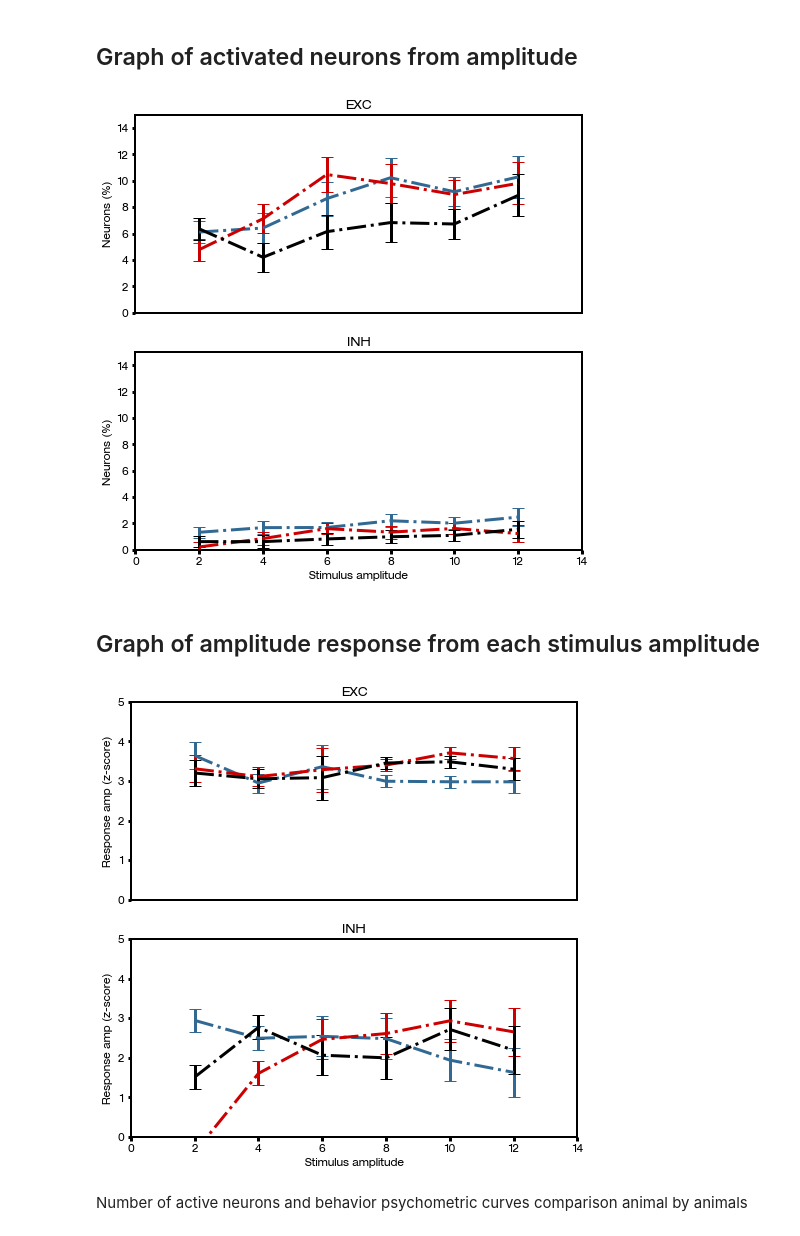
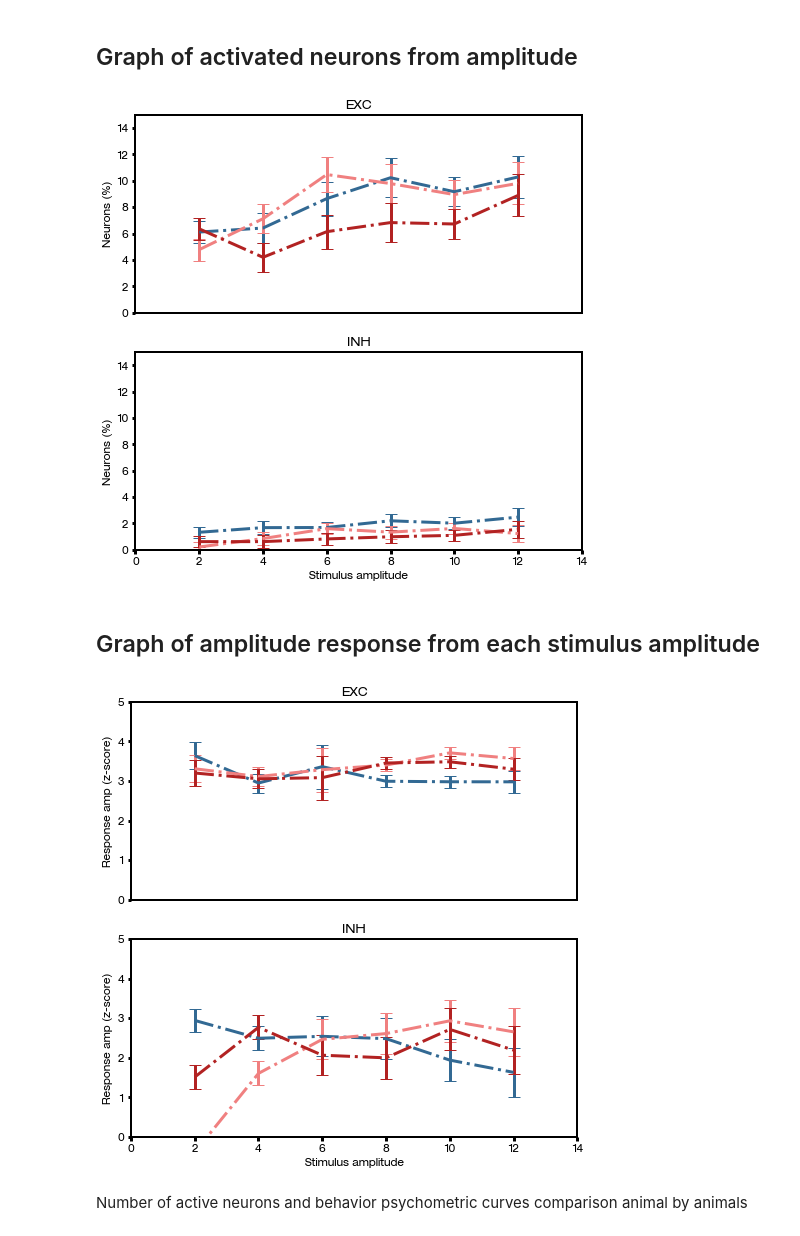
Before and after one commit to OuraniaSem/Percephone, a Jupyter notebook: Figures/responsivity_figures.ipynb, the cells around one changed output. Saved outputs shown, nothing was run; the diff lists cells and outputs as text; code cells hidden in the pictures.

Commit message:
change color resp_figure.jpyter

```diff
--- a/Figures/responsivity_figures.ipynb
+++ b/Figures/responsivity_figures.ipynb
@@ -599,36 +599,36 @@ figs, axs = plt.subplots(2,1,figsize=(8,8))
 
 amps=[2,4,6,8,10,12]
 for i,type in enumerate(["EXC","INH"]):
     wt,ko, ko_hypo = [],[],[]
     for rec in recs.values():
         resp_mat = np.array(rec.matrices[type]["Responsivity"])
         resp_p=[]
         for amp in amps:
             trials_detected = resp_mat[:,rec.stim_ampl==amp]
             trials_detected[trials_detected!=1]=0
             recruited_det = np.sum(trials_detected,axis=0)
             perc_n_det = (np.mean(recruited_det)/len(rec.zscore_exc))*100
             resp_p.append(perc_n_det)
         if rec.genotype == "WT":
             wt.append(resp_p)
         elif rec.genotype =="KO-Hypo":
             ko_hypo.append(resp_p)
         elif rec.genotype =="KO":
             ko.append(resp_p)
 
 
     axs[i].errorbar(amps,np.mean(wt,axis=0),linestyle="-.",color="#326993",yerr=ss.sem(wt,axis=0),capsize=6,markersize=15)
-    axs[i].errorbar(amps,np.mean(ko,axis=0),linestyle="-.", color="#CC0000",yerr=ss.sem(wt,axis=0),capsize=6,markersize=15)
-    axs[i].errorbar(amps,np.mean(ko_hypo,axis=0),linestyle="-.", color="black",yerr=ss.sem(wt,axis=0),capsize=6,markersize=15)
+    axs[i].errorbar(amps,np.mean(ko,axis=0),linestyle="-.", color="lightcoral",yerr=ss.sem(wt,axis=0),capsize=6,markersize=15)
+    axs[i].errorbar(amps,np.mean(ko_hypo,axis=0),linestyle="-.", color="firebrick",yerr=ss.sem(wt,axis=0),capsize=6,markersize=15)
     axs[i].set_ylabel("Neurons (%)")
     axs[i].set_xlabel("Stimulus amplitude")
     axs[i].set_xlim([0,14])
     axs[i].set_ylim([0,15])
     axs[i].set_title(type)
 
 axs[0].get_xaxis().set_visible(False)
 # %% [output]
-[figure, old version]
+[figure, new version]
 # %% [markdown]
 ## Graph of amplitude response from each stimulus amplitude
 # %%
@@ -657,8 +657,8 @@ for i,type in enumerate(["EXC","INH"]):
             ko.append(_p)
 
     axs[i].errorbar(amps,np.mean(wt,axis=0),linestyle="-.",color="#326993",yerr=ss.sem(wt,axis=0),capsize=6,markersize=15)
-    axs[i].errorbar(amps,np.mean(ko,axis=0),linestyle="-.", color="#CC0000",yerr=ss.sem(wt,axis=0),capsize=6,markersize=15)
-    axs[i].errorbar(amps,np.mean(ko_hypo,axis=0),linestyle="-.", color="black",yerr=ss.sem(wt,axis=0),capsize=6,markersize=15)
+    axs[i].errorbar(amps,np.mean(ko,axis=0),linestyle="-.", color="lightcoral",yerr=ss.sem(wt,axis=0),capsize=6,markersize=15)
+    axs[i].errorbar(amps,np.mean(ko_hypo,axis=0),linestyle="-.", color="firebrick",yerr=ss.sem(wt,axis=0),capsize=6,markersize=15)
     axs[i].set_ylabel("Response amp (z-score)")
     axs[i].set_xlabel("Stimulus amplitude")
     axs[i].set_xlim([0,14])
@@ -667,7 +667,7 @@ for i,type in enumerate(["EXC","INH"]):
 
 axs[0].get_xaxis().set_visible(False)
 # %% [output]
-[figure, old version]
+[figure, new version]
 # %% [markdown]
 Number of active neurons and behavior psychometric curves comparison animal by animals
 # %%
```
